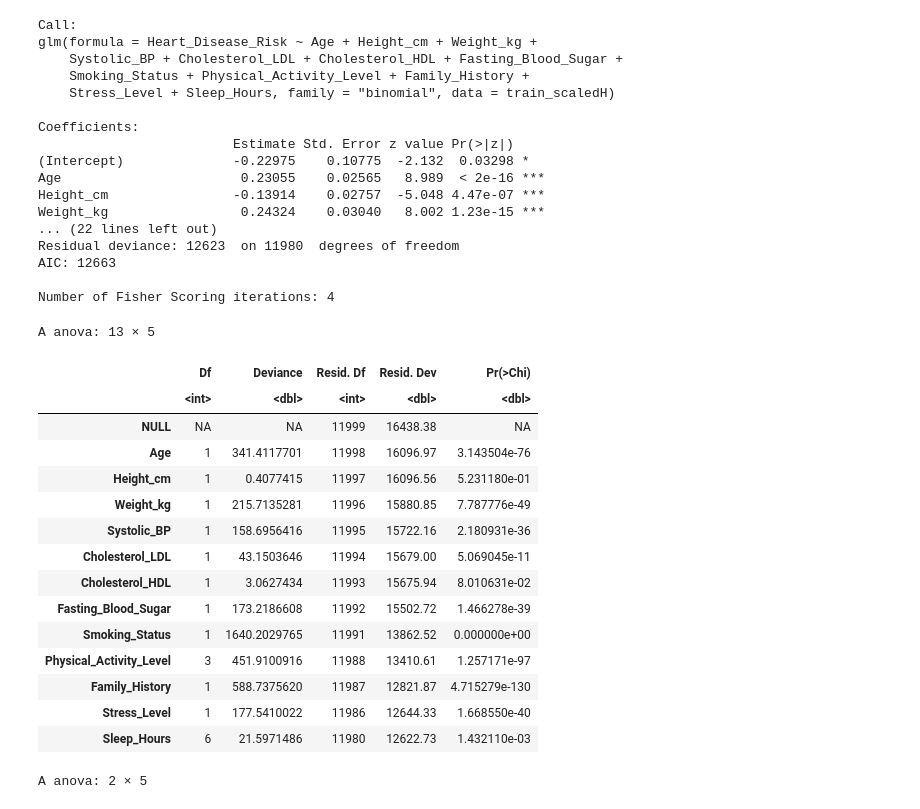
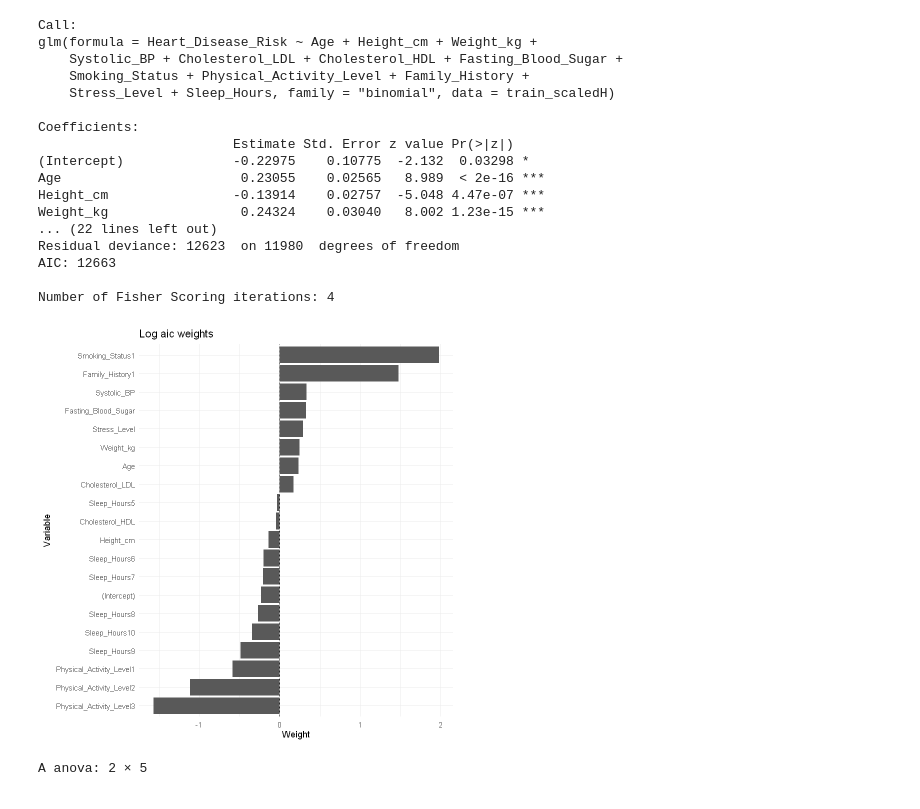
Before and after one commit to HOANG-Anh2004/projet_ML_4A_GMM_INSA, a Jupyter notebook: Modelisation_R.ipynb, the cells around one changed output. Drawn from its saved outputs; the diff is of its cells as text; code cells hidden in the pictures.

```diff
--- a/Modelisation_R.ipynb
+++ b/Modelisation_R.ipynb
@@ -428,25 +516,22 @@ Residual deviance: 12623  on 11980  degrees of freedom
 AIC: 12663
 
 Number of Fisher Scoring iterations: 4
-# %%
-anova(res.log.aic, test = "Chisq")
-# %% [output]
-A anova: 13 × 5
-|  | Df | Deviance | Resid. Df | Resid. Dev | Pr(>Chi) |
-|  | <int> | <dbl> | <int> | <dbl> | <dbl> |
-| NULL | NA | NA | 11999 | 16438.38 | NA |
-| Age | 1 | 341.4117701 | 11998 | 16096.97 | 3.143504e-76 |
-| Height_cm | 1 | 0.4077415 | 11997 | 16096.56 | 5.231180e-01 |
-| Weight_kg | 1 | 215.7135281 | 11996 | 15880.85 | 7.787776e-49 |
-| Systolic_BP | 1 | 158.6956416 | 11995 | 15722.16 | 2.180931e-36 |
-| Cholesterol_LDL | 1 | 43.1503646 | 11994 | 15679.00 | 5.069045e-11 |
-| Cholesterol_HDL | 1 | 3.0627434 | 11993 | 15675.94 | 8.010631e-02 |
-| Fasting_Blood_Sugar | 1 | 173.2186608 | 11992 | 15502.72 | 1.466278e-39 |
-| Smoking_Status | 1 | 1640.2029765 | 11991 | 13862.52 | 0.000000e+00 |
-| Physical_Activity_Level | 3 | 451.9100916 | 11988 | 13410.61 | 1.257171e-97 |
-| Family_History | 1 | 588.7375620 | 11987 | 12821.87 | 4.715279e-130 |
-| Stress_Level | 1 | 177.5410022 | 11986 | 12644.33 | 1.668550e-40 |
-| Sleep_Hours | 6 | 21.5971486 | 11980 | 12622.73 | 1.432110e-03 |
+# %%
+df = data.frame(res.log.aic$coefficients)
+colnames(df) = 'Weight'
+df$Variable = rownames(df)
+ggplot(df, aes(x = reorder(Variable, Weight), y = Weight)) +
+  geom_col() +
+  coord_flip() +
+  geom_hline(yintercept = 0, linetype = "dashed") +
+  labs(
+    title = "Log aic weights",
+    x = "Variable",
+    y = "Weight"
+  ) +
+  theme_minimal()
+# %% [output]
+[figure, added]
 # %%
 # Test of sub model : verify if the submodel is efficient enough
 
```
Also changed, not shown: parts of 145 cells of this notebook.
